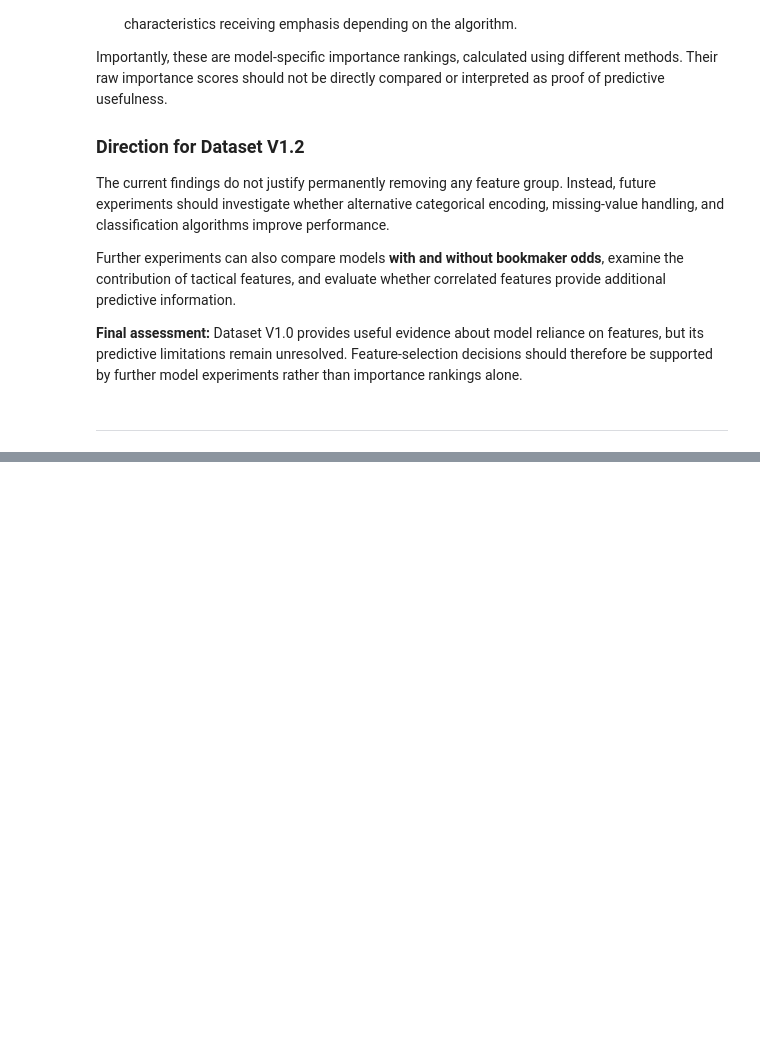
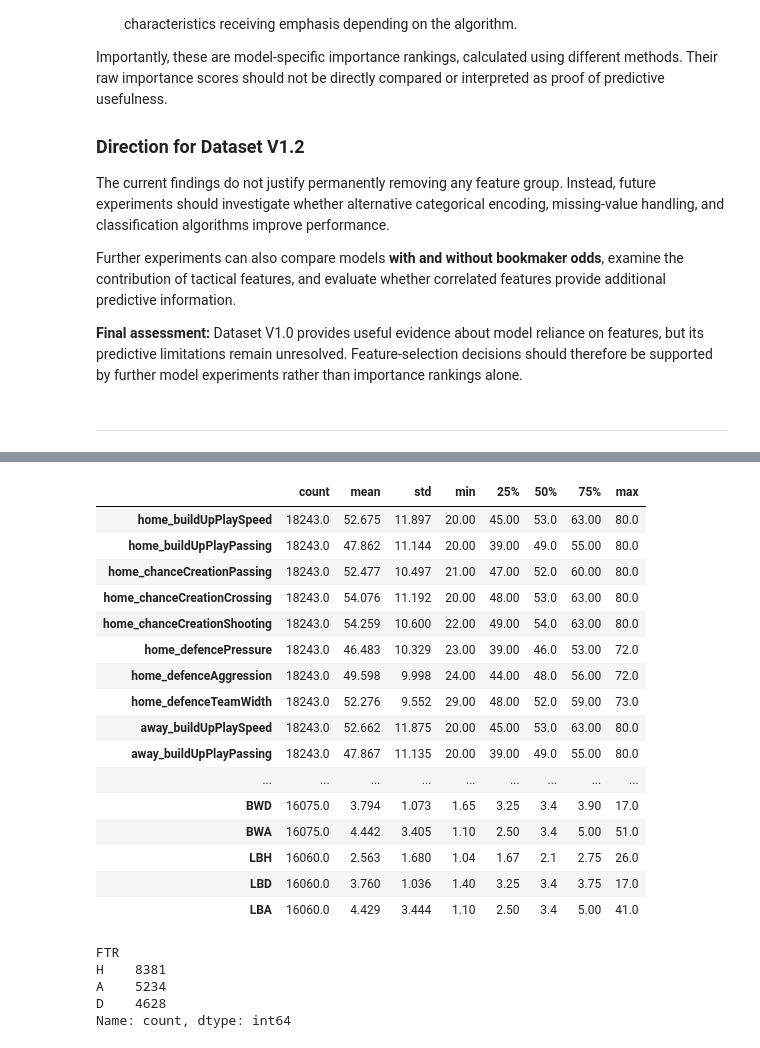
Before and after one commit to Aalli-Talpur/football-match-outcome-prediction, a Jupyter notebook: Notebook/03_Model_Experimentation.ipynb, the cells around one changed output, grey strips where cells are left out. Drawn from its saved outputs; the diff is of its cells as text; code cells hidden in the pictures; blank space fills up the shorter version.

Commit message:
feat(data): create Dataset V1.2 and document cleaning and class distribution

```diff
--- a/Notebook/03_Model_Experimentation.ipynb
+++ b/Notebook/03_Model_Experimentation.ipynb
@@ -960,0 +971,4 @@ Further experiments can also compare models **with and without bookmaker odds**,
+# %%
+team_cols = ["home_team_long_name", "away_team_long_name"]
+
+data_v1_2 = data_v1.dropna(subset=team_cols).copy()
@@ -960,0 +1041,28 @@ Further experiments can also compare models **with and without bookmaker odds**,
+# %%
+data_v1_2.describe().T
+# %% [output]
+|  | count | mean | std | min | 25% | 50% | 75% | max |
+| home_buildUpPlaySpeed | 18243.0 | 52.675 | 11.897 | 20.00 | 45.00 | 53.0 | 63.00 | 80.0 |
+| home_buildUpPlayPassing | 18243.0 | 47.862 | 11.144 | 20.00 | 39.00 | 49.0 | 55.00 | 80.0 |
+| home_chanceCreationPassing | 18243.0 | 52.477 | 10.497 | 21.00 | 47.00 | 52.0 | 60.00 | 80.0 |
+| home_chanceCreationCrossing | 18243.0 | 54.076 | 11.192 | 20.00 | 48.00 | 53.0 | 63.00 | 80.0 |
+| home_chanceCreationShooting | 18243.0 | 54.259 | 10.600 | 22.00 | 49.00 | 54.0 | 63.00 | 80.0 |
+| home_defencePressure | 18243.0 | 46.483 | 10.329 | 23.00 | 39.00 | 46.0 | 53.00 | 72.0 |
+| home_defenceAggression | 18243.0 | 49.598 | 9.998 | 24.00 | 44.00 | 48.0 | 56.00 | 72.0 |
+| home_defenceTeamWidth | 18243.0 | 52.276 | 9.552 | 29.00 | 48.00 | 52.0 | 59.00 | 73.0 |
+| away_buildUpPlaySpeed | 18243.0 | 52.662 | 11.875 | 20.00 | 45.00 | 53.0 | 63.00 | 80.0 |
+| away_buildUpPlayPassing | 18243.0 | 47.867 | 11.135 | 20.00 | 39.00 | 49.0 | 55.00 | 80.0 |
+| ... | ... | ... | ... | ... | ... | ... | ... | ... |
+| BWD | 16075.0 | 3.794 | 1.073 | 1.65 | 3.25 | 3.4 | 3.90 | 17.0 |
+| BWA | 16075.0 | 4.442 | 3.405 | 1.10 | 2.50 | 3.4 | 5.00 | 51.0 |
+| LBH | 16060.0 | 2.563 | 1.680 | 1.04 | 1.67 | 2.1 | 2.75 | 26.0 |
+| LBD | 16060.0 | 3.760 | 1.036 | 1.40 | 3.25 | 3.4 | 3.75 | 17.0 |
+| LBA | 16060.0 | 4.429 | 3.444 | 1.10 | 2.50 | 3.4 | 5.00 | 41.0 |
+# %%
+data_v1_2["FTR"].value_counts()
+# %% [output]
+FTR
+H    8381
+A    5234
+D    4628
+Name: count, dtype: int64
```
Also changed, not shown: parts of 8 cells of this notebook.
